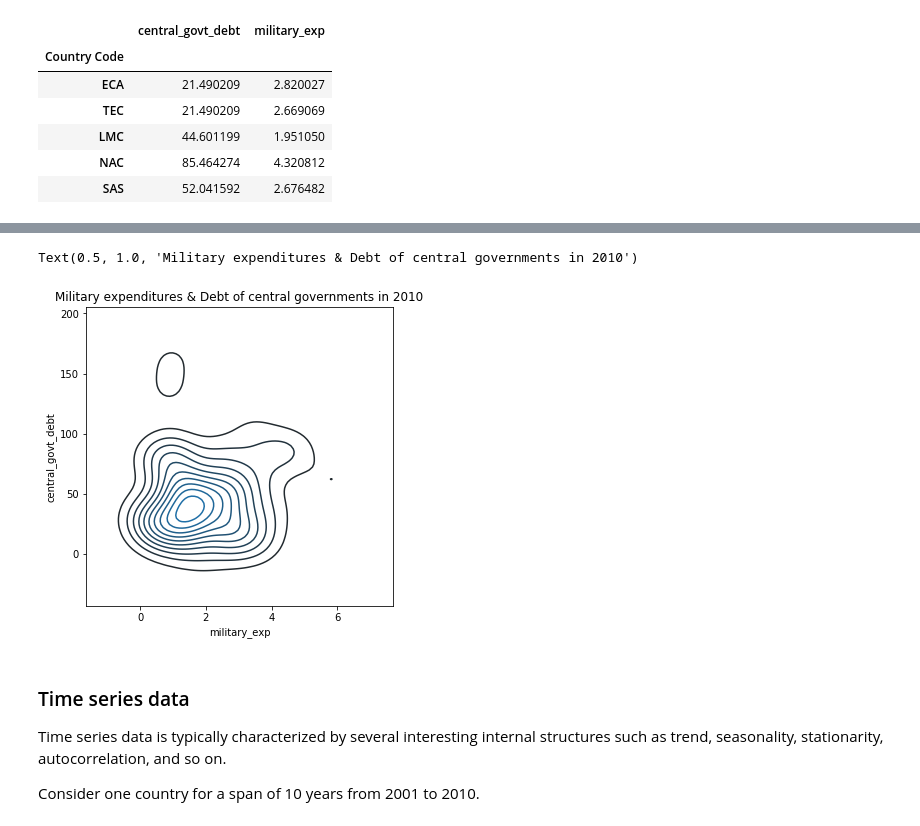
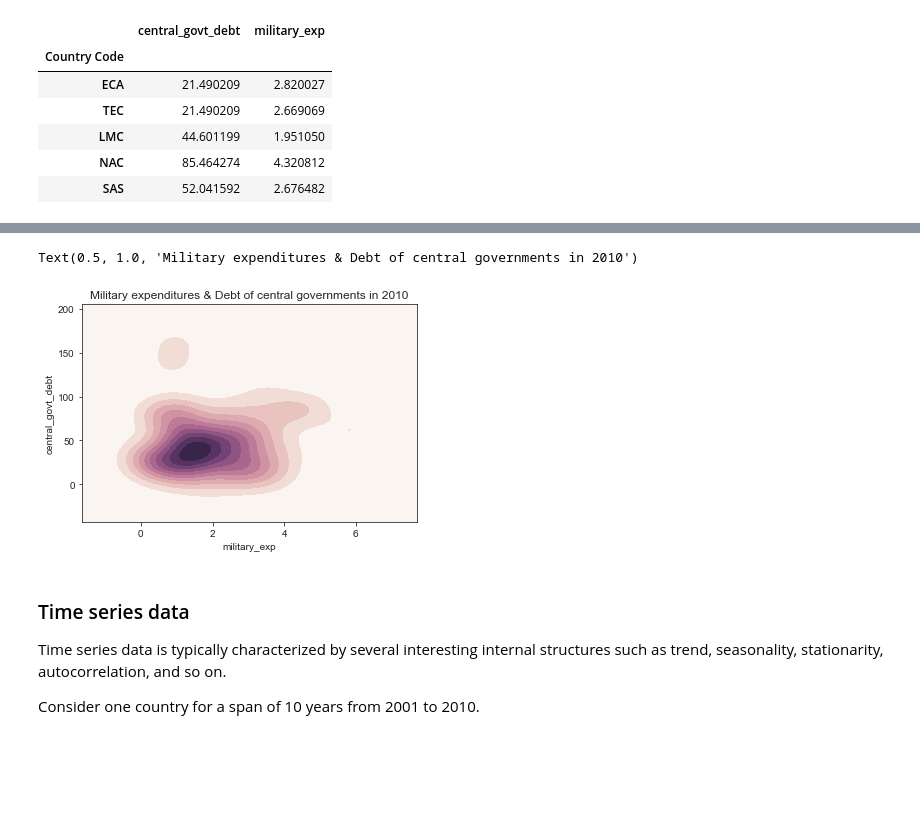
Before and after one commit to type-null/Time-Series-Analysis, a Jupyter notebook: 1-Introduction-to-Time-Series.ipynb, the cells around one changed output, grey strips where cells are left out. Drawn from its saved outputs; the diff is of its cells as text; code cells hidden in the pictures; blank space fills up the shorter version.

```diff
--- a/1-Introduction-to-Time-Series.ipynb
+++ b/1-Introduction-to-Time-Series.ipynb
@@ -69,10 +69,11 @@ data_to_plot.head()
 # %%
 import numpy as np
 import seaborn as sns
+import matplotlib.pyplot as plt
 %matplotlib inline
-from matplotlib import pyplot as plt
+sns.set_style("ticks")
+sns.set_palette("Set2")
 
-plt.figure(figsize=(5.5, 5.5))
 g = sns.distplot(np.array(data_to_plot.military_exp), norm_hist=False)
 g.set_title('Military expenditure (% of GDP) of 85 countries in 2010')
 # %% [output]
@@ -81,12 +82,12 @@ Text(0.5, 1.0, 'Military expenditure (% of GDP) of 85 countries in 2010')
 # %%
 # Explore joint distribution with kernel density plots
 # no clear correlation between the two, except may be for lower values
-plt.figure(figsize=(5.5, 5.5))
-g = sns.kdeplot(data_to_plot.military_exp, data2=data_to_plot.central_govt_debt)
+cmap = sns.cubehelix_palette(light=1, as_cmap=True)
+g = sns.kdeplot(data_to_plot.military_exp, data2=data_to_plot.central_govt_debt, cmap=cmap, shade=True)
 g.set_title('Military expenditures & Debt of central governments in 2010')
 # %% [output]
 Text(0.5, 1.0, 'Military expenditures & Debt of central governments in 2010')
-[figure, old version]
+[figure, new version]
 # %% [markdown]
 ### Time series data
 
```
Also changed, not shown: parts of 22 cells of this notebook, 2 other files.
